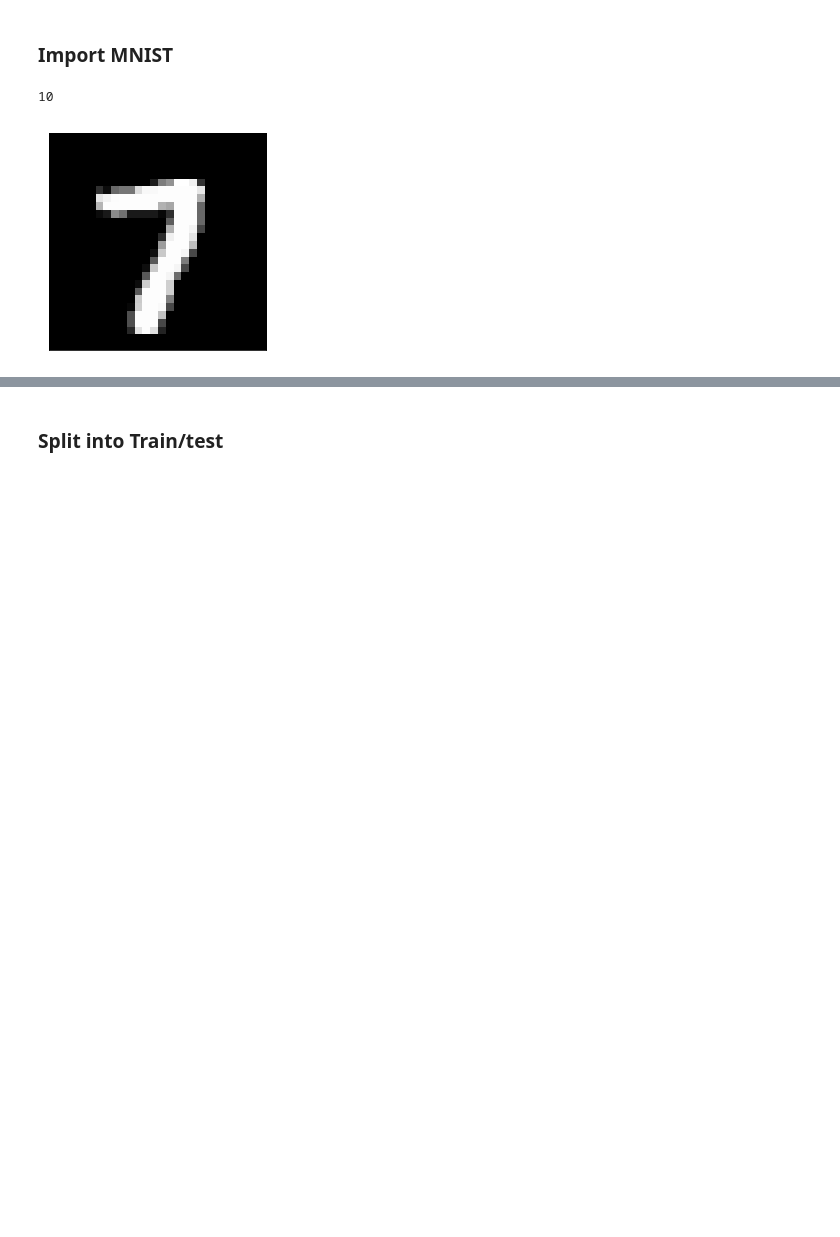
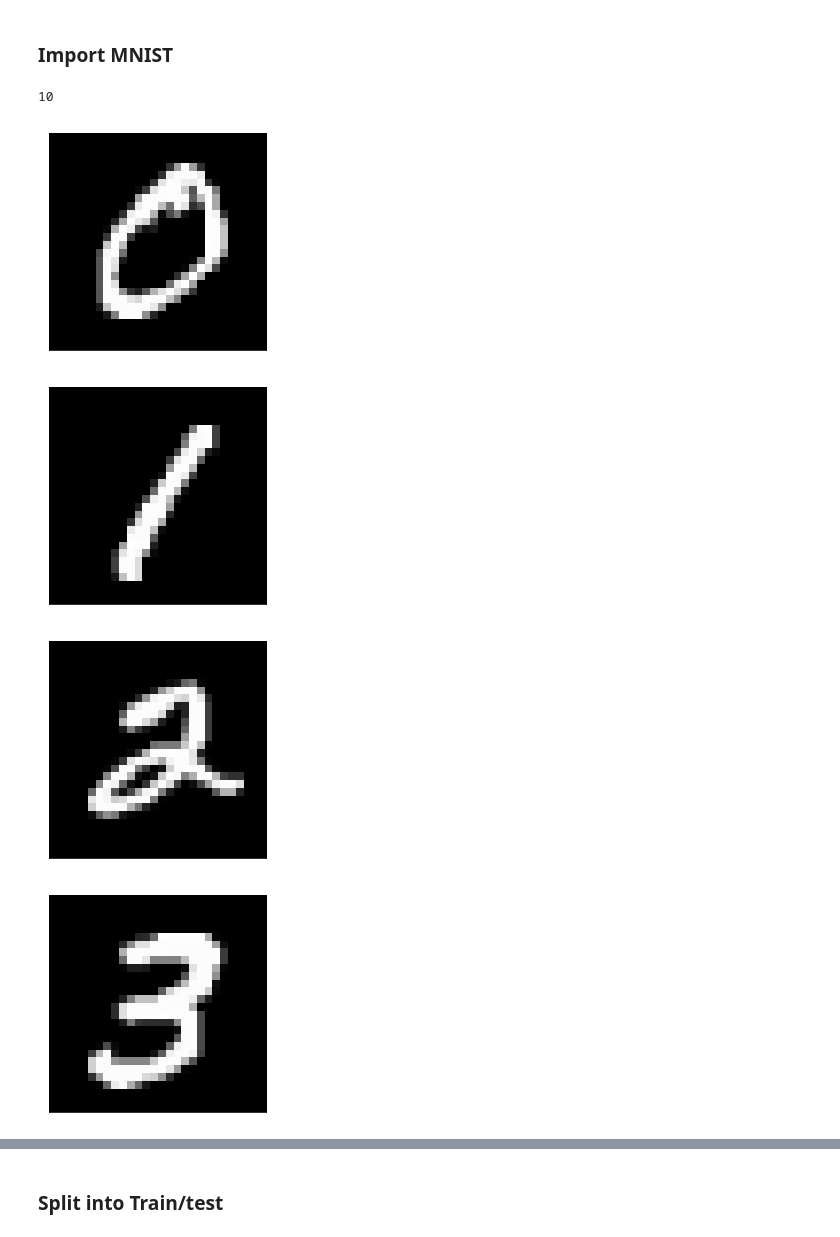
Before and after one commit to kiudee/cs-ranking, a Jupyter notebook: docs/notebooks/datasets/MNIST Largest Number.ipynb, the cells around one changed output, grey strips where cells are left out. Saved outputs shown, nothing was run; the diff lists cells and outputs as text; code cells hidden in the pictures; blank space fills up the shorter version.

```diff
--- a/docs/notebooks/datasets/MNIST Largest Number.ipynb
+++ b/docs/notebooks/datasets/MNIST Largest Number.ipynb
@@ -52,11 +52,16 @@ num_classes
 # %%
 %matplotlib inline
 import matplotlib.pyplot as plt
-plot_file =  "image.svg"
-fig, ax = plt.subplots()
-ax.imshow(X_raw[68016], cmap = 'gray')
-plt.gca().axes.get_yaxis().set_visible(False)
-plt.gca().axes.get_xaxis().set_visible(False)
-plt.savefig(plot_file, dpi=None, facecolor='w', edgecolor='w', orientation='portrait', format='svg')
+for i in range(10):
+    idx = np.where(y==i)[0][0]
+    plot_file =  "{}.png".format(i)
+    fig, ax = plt.subplots()
+    ax.imshow(X_raw[idx], cmap = 'gray')
+    plt.gca().axes.get_yaxis().set_visible(False)
+    plt.gca().axes.get_xaxis().set_visible(False)
+    plt.savefig(plot_file, dpi=80, facecolor='w', edgecolor='w', orientation='portrait', format='png')
 # %% [output]
-[figure, old version]
+[figure, new version]
+[figure, added]
+[figure, added]
+[figure, added]
```
Also changed, not shown: parts of 1 cell of this notebook, 4 other files.
